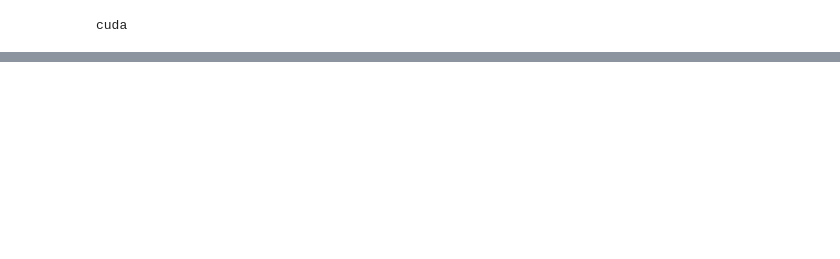
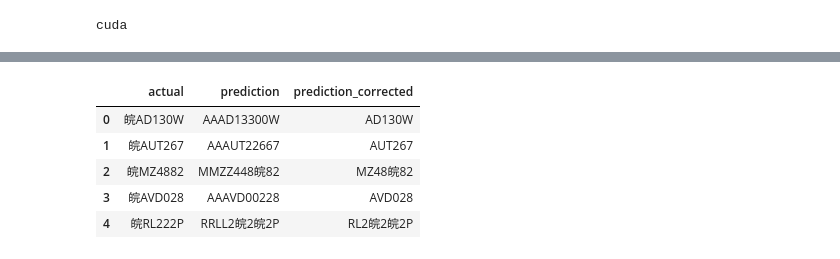
Before and after one commit to Linszuchi047/Deep_Learning, a Jupyter notebook: final_project/yolo_CRNN.ipynb, the cells around one changed output, grey strips where cells are left out. Saved outputs shown, nothing was run; the diff lists cells and outputs as text; code cells hidden in the pictures; blank space fills up the shorter version.

```diff
--- a/final_project/yolo_CRNN.ipynb
+++ b/final_project/yolo_CRNN.ipynb
@@ -666,0 +578,27 @@ df_results
+# %%
+def decode_predictions(text_batch_logits):
+
+    text_batch_tokens = F.softmax(text_batch_logits, 2).argmax(2) # [T, batch_size]
+    text_batch_tokens = text_batch_tokens.numpy().T # [batch_size, T]
+
+    text_batch_tokens_new = []
+    for text_tokens in text_batch_tokens:
+        text = [idx2char[idx] for idx in text_tokens]
+        text = "".join(text)
+        text_batch_tokens_new.append(text)
+
+    return text_batch_tokens_new
+# %%
+
+results_train = pd.DataFrame(columns=['actual', 'prediction'])
+train_loader = DataLoader(trainset, batch_size=16, num_workers=0, shuffle=False)
+with torch.no_grad():
+    for image_batch, text_batch in tqdm(train_loader, leave=True):
+        text_batch_logits = model(image_batch) # [T, batch_size, num_classes==num_features]
+        text_batch_pred = decode_predictions(text_batch_logits.cpu())
+        #print(text_batch, text_batch_pred)
+        df = pd.DataFrame(columns=['actual', 'prediction'])
+        df['actual'] = text_batch
+        df['prediction'] = text_batch_pred
+        results_train = pd.concat([results_train, df])
+results_train = results_train.reset_index(drop=True)
@@ -666,0 +641,25 @@ df_results
+# %%
+def remove_duplicates(text):
+    if len(text) > 1:
+        letters = [text[0]] + [letter for idx, letter in enumerate(text[1:], start=1) if text[idx] != text[idx-1]]
+    elif len(text) == 1:
+        letters = [text[0]]
+    else:
+        return ""
+    return "".join(letters)
+
+def correct_prediction(word):
+    parts = word.split("-")
+    parts = [remove_duplicates(part) for part in parts]
+    corrected_word = "".join(parts)
+    return corrected_word
+# %%
+results_train['prediction_corrected'] = results_train['prediction'].apply(correct_prediction)
+results_train.head()
+# %% [output]
+|  | actual | prediction | prediction_corrected |
+| 0 | 皖AD130W | AAAD13300W | AD130W |
+| 1 | 皖AUT267 | AAAUT22667 | AUT267 |
+| 2 | 皖MZ4882 | MMZZ448皖82 | MZ48皖82 |
+| 3 | 皖AVD028 | AAAVD00228 | AVD028 |
+| 4 | 皖RL222P | RRLL2皖2皖2P | RL2皖2皖2P |
```
Also changed, not shown: parts of 18 cells of this notebook, 16 other files.
